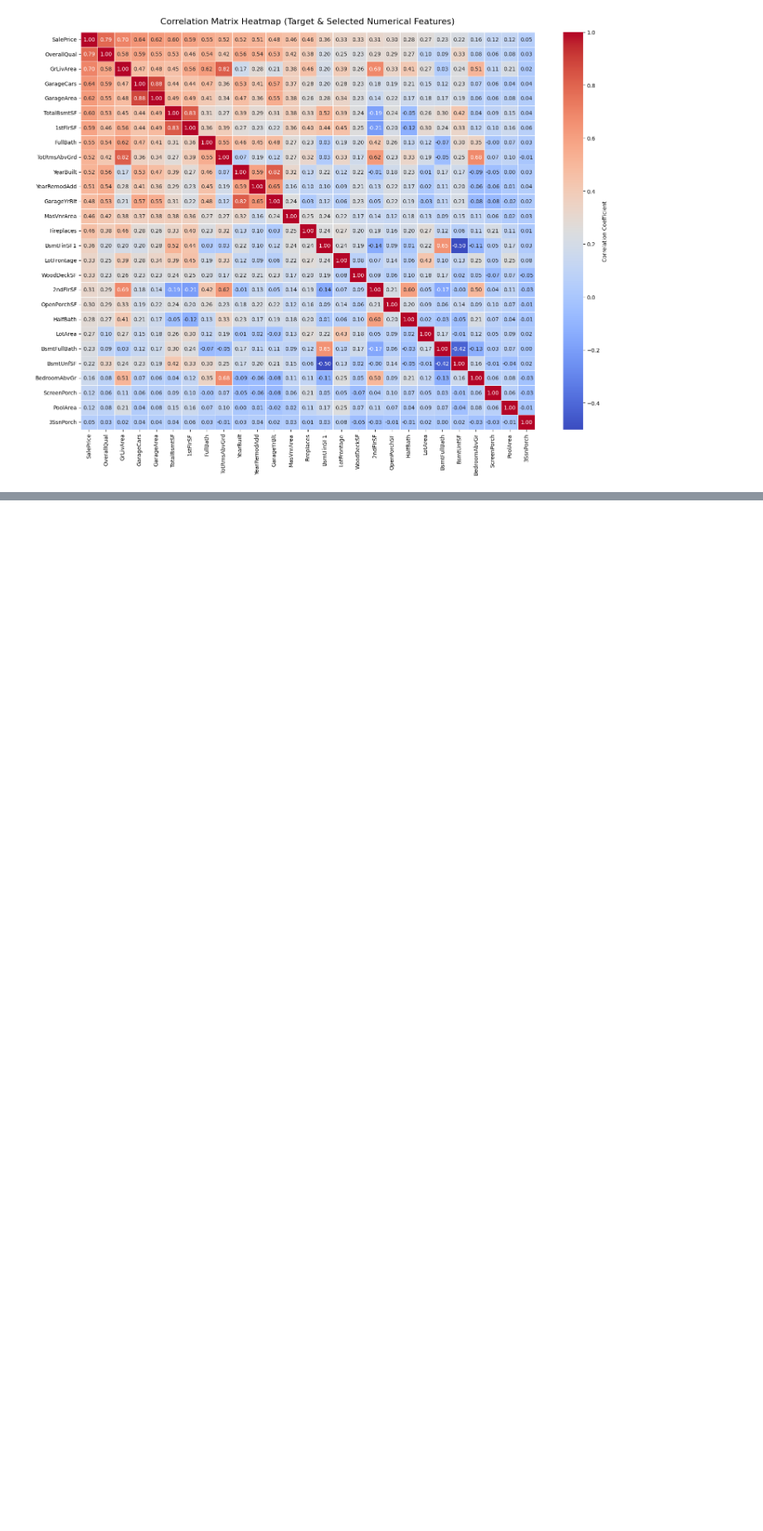
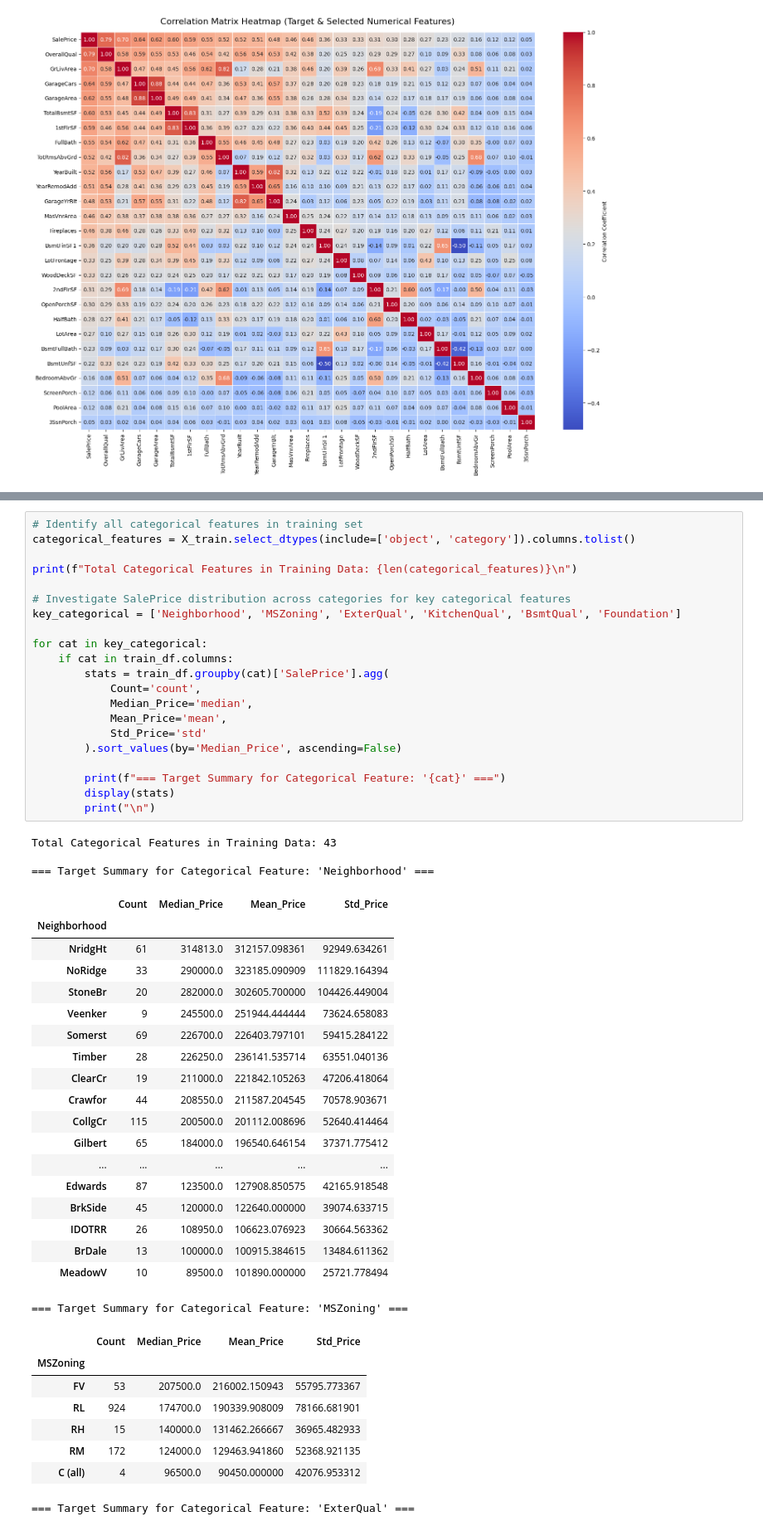
Before and after one commit to VenuriDampahalage/ames-housing-price-prediction, a Jupyter notebook: preProcessing.ipynb, the cells around one changed output, grey strips where cells are left out. Shown at 83% size. Drawn from its saved outputs; the diff is of its cells as text; blank space fills up the shorter version.

```diff
--- a/preProcessing.ipynb
+++ b/preProcessing.ipynb
@@ -179,0 +187,52 @@ plt.show()
+# %%
+# Identify all categorical features in training set
+categorical_features = X_train.select_dtypes(include=['object', 'category']).columns.tolist()
+
+print(f"Total Categorical Features in Training Data: {len(categorical_features)}\n")
+
+# Investigate SalePrice distribution across categories for key categorical features
+key_categorical = ['Neighborhood', 'MSZoning', 'ExterQual', 'KitchenQual', 'BsmtQual', 'Foundation']
+
+for cat in key_categorical:
+    if cat in train_df.columns:
+        stats = train_df.groupby(cat)['SalePrice'].agg(
+            Count='count',
+            Median_Price='median',
+            Mean_Price='mean',
+            Std_Price='std'
+        ).sort_values(by='Median_Price', ascending=False)
+
+        print(f"=== Target Summary for Categorical Feature: '{cat}' ===")
+        display(stats)
+        print("\n")
+# %% [output]
+Total Categorical Features in Training Data: 43
+
+=== Target Summary for Categorical Feature: 'Neighborhood' ===
+|  | Count | Median_Price | Mean_Price | Std_Price |
+| Neighborhood |  |  |  |  |
+| NridgHt | 61 | 314813.0 | 312157.098361 | 92949.634261 |
+| NoRidge | 33 | 290000.0 | 323185.090909 | 111829.164394 |
+| StoneBr | 20 | 282000.0 | 302605.700000 | 104426.449004 |
+| Veenker | 9 | 245500.0 | 251944.444444 | 73624.658083 |
+| Somerst | 69 | 226700.0 | 226403.797101 | 59415.284122 |
+| Timber | 28 | 226250.0 | 236141.535714 | 63551.040136 |
+| ClearCr | 19 | 211000.0 | 221842.105263 | 47206.418064 |
+| Crawfor | 44 | 208550.0 | 211587.204545 | 70578.903671 |
+| CollgCr | 115 | 200500.0 | 201112.008696 | 52640.414464 |
+| Gilbert | 65 | 184000.0 | 196540.646154 | 37371.775412 |
+| ... | ... | ... | ... | ... |
+| Edwards | 87 | 123500.0 | 127908.850575 | 42165.918548 |
+| BrkSide | 45 | 120000.0 | 122640.000000 | 39074.633715 |
+| IDOTRR | 26 | 108950.0 | 106623.076923 | 30664.563362 |
+| BrDale | 13 | 100000.0 | 100915.384615 | 13484.611362 |
+| MeadowV | 10 | 89500.0 | 101890.000000 | 25721.778494 |
+=== Target Summary for Categorical Feature: 'MSZoning' ===
+|  | Count | Median_Price | Mean_Price | Std_Price |
+| MSZoning |  |  |  |  |
+| FV | 53 | 207500.0 | 216002.150943 | 55795.773367 |
+| RL | 924 | 174700.0 | 190339.908009 | 78166.681901 |
+| RH | 15 | 140000.0 | 131462.266667 | 36965.482933 |
+| RM | 172 | 124000.0 | 129463.941860 | 52368.921135 |
+| C (all) | 4 | 96500.0 | 90450.000000 | 42076.953312 |
+=== Target Summary for Categorical Feature: 'ExterQual' ===
```
Also changed, not shown: parts of 8 cells of this notebook.
